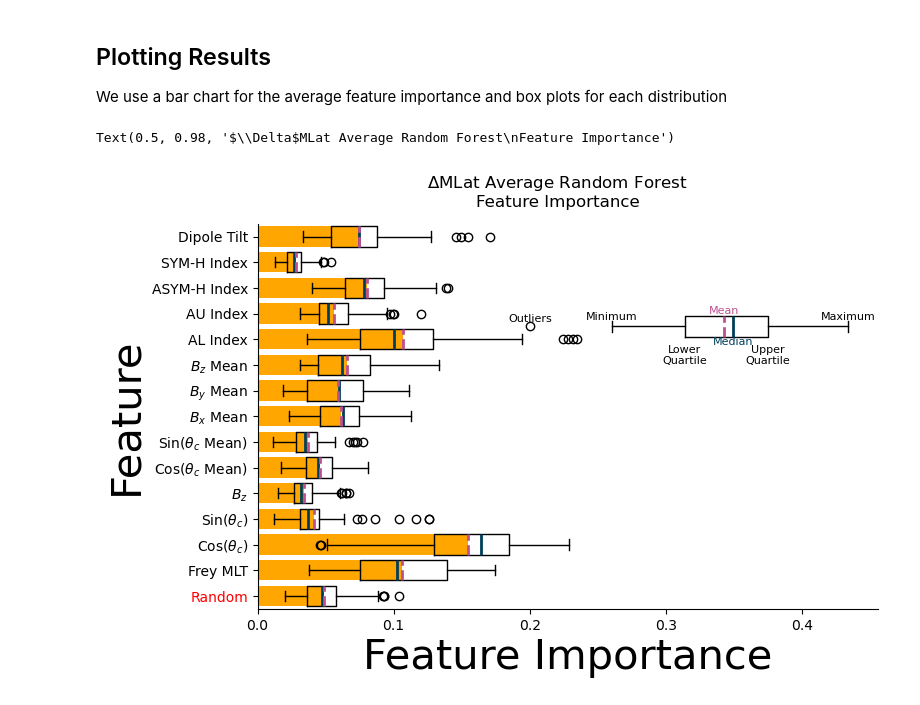
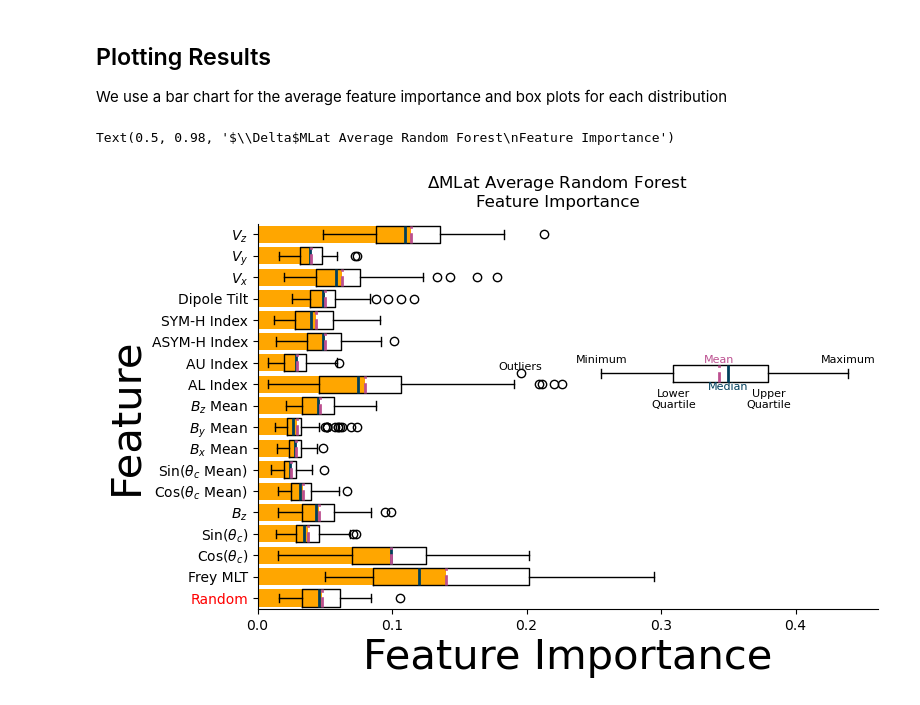
Before and after one commit to 08walkersj/Substorm_Onset_Conjugate_Displacement, a Jupyter notebook: Paper_Figures/Figure11_FeatureMLat.ipynb, the cells around one changed output. Saved outputs shown, nothing was run; the diff lists cells and outputs as text; code cells hidden in the pictures.

```diff
--- a/Paper_Figures/Figure11_FeatureMLat.ipynb
+++ b/Paper_Figures/Figure11_FeatureMLat.ipynb
@@ -63,10 +63,11 @@ Onsets['Cos(Clock_GSM)']= np.cos(Onsets.Clock_GSM)
 # %% [markdown]
 ## Selecting Feature Columns
 # %%
-columns= ['Cos(Clock_GSM)', 'Sin(Clock_GSM)', 'BZ_GSM',
+columns= ['Cos(Clock_GSM)', 'Sin(Clock_GSM)',
+'BZ_GSM',
           'Cos(Clock_GSM_Mean)', 'Sin(Clock_GSM_Mean)',
           'BX_GSE_Mean','BY_GSM_Mean', 'BZ_GSM_Mean',
-           'AL_INDEX', 'AU_INDEX', 'ASY_H', 'SYM_H', 'Dipole_Tilt']
+           'AL_INDEX', 'AU_INDEX', 'ASY_H', 'SYM_H', 'Dipole_Tilt', 'Vx', 'Vy', 'Vz']
 # Fixing decimal accuracy as sometimes unphysical accuracy appears
 for col in ['DMLAT', 'Frey_MLT']+columns:
     Onsets[col]= np.round(Onsets[col], 15)
@@ -80,12 +81,13 @@ Onsets['Random']= np.random.uniform(0, 1, size=len(Onsets))
 ## Fit Removal
 We remove the linear By fit and the sine clock angle fit
 # %%
-with open('./fitting_params_MLAT.txt', 'r') as fits:
+with open('./fitting_params.txt', 'r') as fits:
     fits= eval(fits.read())
 
-def Dip_fit(x, m, c):
-    return m*x +c
-Onsets['DMLAT_Dip_Corrected']= Onsets['DMLAT']-Dip_fit(Onsets['Dipole_Tilt'], **fits['Dip'])
+def multi_fit(x1, x2, m1, m2, c):
+    return m1*x1 + m2*x2 +c
+
+Onsets['DMLAT_Corrected']= Onsets['DMLAT']-multi_fit(Onsets['Vy'], Onsets['Dipole_Tilt'], **fits['MLAT_Dip_Vy'])
 # %% [markdown]
 ## Handling Outliers
 We use 1.5 times the interquartile range over and under the upper and lower quartiles to define outliers and exclude them from feature importance
@@ -94,14 +96,14 @@ We use 1.5 times the interquartile range over and under the upper and lower quar
 upper_lim= Onsets.DMLAT<np.quantile(Onsets.DMLAT, .75)+iqr(Onsets.DMLAT)*1.5
 lower_lim= Onsets.DMLAT>np.quantile(Onsets.DMLAT, .25)-iqr(Onsets.DMLAT)*1.5
 rm_out= upper_lim&lower_lim
-Onsets= Onsets[rm_out&Onsets.BZ_GSM_Mean.notnull()&Onsets.BZ_GSM.notnull()] # we also remove rows with no bowshock omni and averaged omni that does not have enough data points in the window
+Onsets= Onsets[rm_out&Onsets.BZ_GSM_Mean.notnull()&Onsets.BZ_GSM.notnull()&Onsets.Vx.notnull()] # we also remove rows with no bowshock omni and averaged omni (B and V) that does not have enough data points in the window
 # %% [markdown]
 ## Feature Importance Definition
 We create the feature importance function and set the seeds for seed cycling and repeated cross validation.
 We also define X and y where X is are features we want to find the importance for and y is the feature to predict ($\Delta\!$ MLT)
 # %%
 X= Onsets[['Random', 'Frey_MLT']+columns]
-y = Onsets.DMLAT_Dip_Corrected
+y = Onsets.DMLAT_Corrected
 
 # Define the number of splits and list of seeds
 n_splits = 20
@@ -143,33 +145,34 @@ We use a bar chart for the average feature importance and box plots for each dis
 # %%
 # mean_feature_importance contains the stable estimate of feature importance
 fig= plt.figure(figsize=(8, 5))
 ax=fig.add_subplot()
 
 # Bar chart for the mean feature importance
 bar= ax.barh(X.columns, FI, **barchart)
 add_boxkey(ax, width=[round(Bar.get_bbox().height, 1) for Bar in bar.get_children()][0],
            ypos=10.5, boxplotkwargs=boxplot)
 
 # Box plots for the feature importance distributions
 ax.boxplot(feature_importance, vert=False, positions=range(0, len(X.columns)),
            widths= [round(Bar.get_bbox().height, 1) for Bar in bar.get_children()],
            showmeans = True, meanline = True, **boxplot)
 # Defining Column Strings
-columns= ['Random','Frey MLT','Cos($\\theta_c$)', 'Sin($\\theta_c$)', '$B_z$',
+columns= ['Random','Frey MLT','Cos($\\theta_c$)', 'Sin($\\theta_c$)',
+          '$B_z$',
           'Cos($\\theta_c$ Mean)', 'Sin($\\theta_c$ Mean)',
           '$B_x$ Mean','$B_y$ Mean', '$B_z$ Mean',
-          'AL Index','AU Index', 'ASYM-H Index', 'SYM-H Index', 'Dipole Tilt']
+          'AL Index','AU Index', 'ASYM-H Index', 'SYM-H Index', 'Dipole Tilt', r'$V_x$', r'$V_y$', r'$V_z$']
 
 ax.set_yticks(list(range(0, len(columns))))
 
 ax.set_yticklabels(columns)
 ax.get_yticklabels()[0].set_color('r')
 
 ax.spines['right'].set_visible(False)
 ax.spines['top'].set_visible(False)
 ax.set_ylabel('Feature', size=30)
 ax.set_xlabel('Feature Importance', size=30)
 fig.suptitle('$\Delta$MLat Average Random Forest\nFeature Importance')
 # %% [output]
 Text(0.5, 0.98, '$\\Delta$MLat Average Random Forest\nFeature Importance')
-[figure, old version]
+[figure, new version]
```
Also changed, not shown: parts of 3 cells of this notebook.
